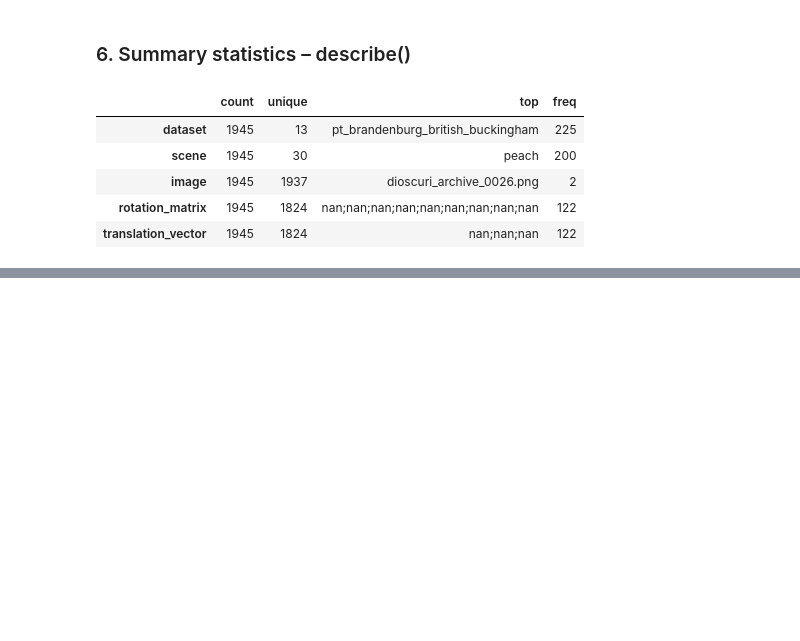
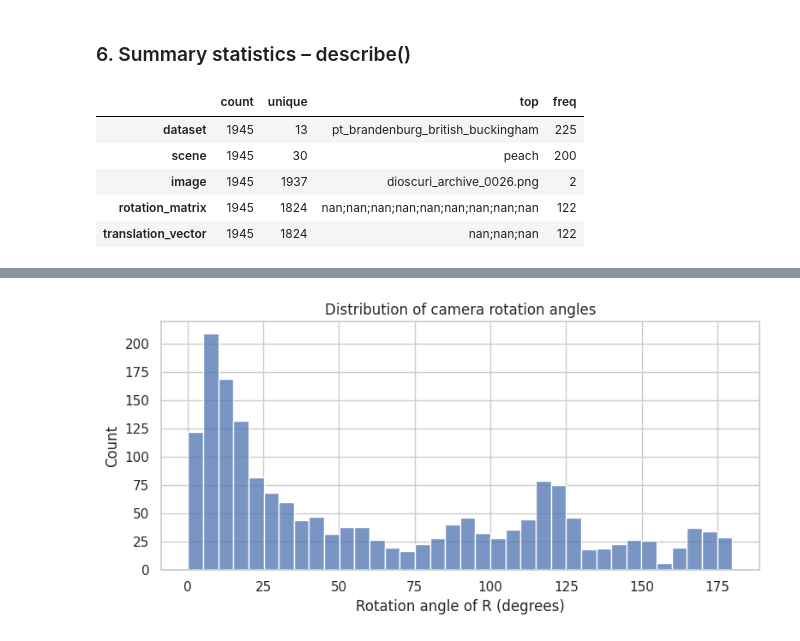
Before and after one commit to KayraOrbay/GROUP37_CENG313, a Jupyter notebook: assignment1_eda_baseline.ipynb, the cells around one changed output, grey strips where cells are left out. Cells and saved outputs as stored; diff of their text form; code cells hidden in the pictures; blank space fills up the shorter version.

```diff
--- a/assignment1_eda_baseline.ipynb
+++ b/assignment1_eda_baseline.ipynb
@@ -325,0 +418,7 @@ From the describe() results we see that every value in the image column is uniqu
+# %%
+fig, ax = plt.subplots(figsize=(8, 4))
+sns.histplot(poses_ok["rot_angle_deg"], bins=36, ax=ax)
+ax.set_xlabel("Rotation angle of R (degrees)"); ax.set_title("Distribution of camera rotation angles")
+plt.tight_layout(); plt.show()
+# %% [output]
+[figure, added]
```
Also changed, not shown: parts of 18 cells of this notebook.
